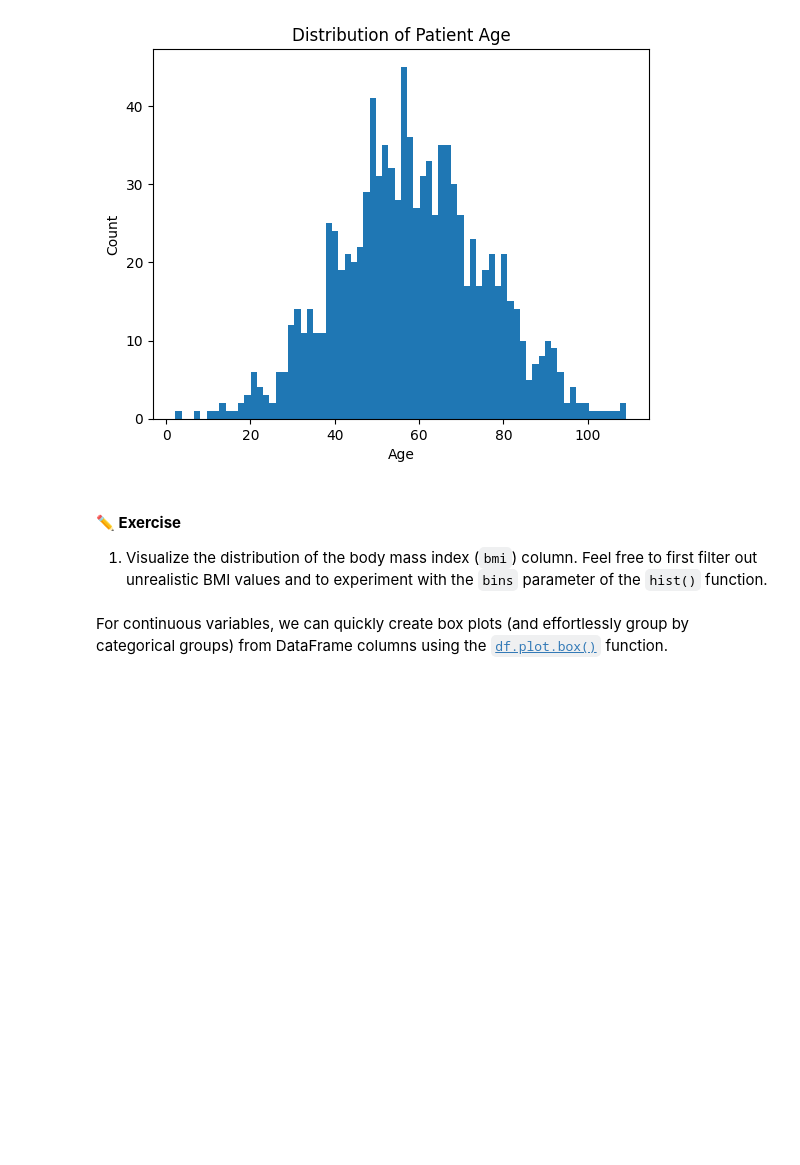
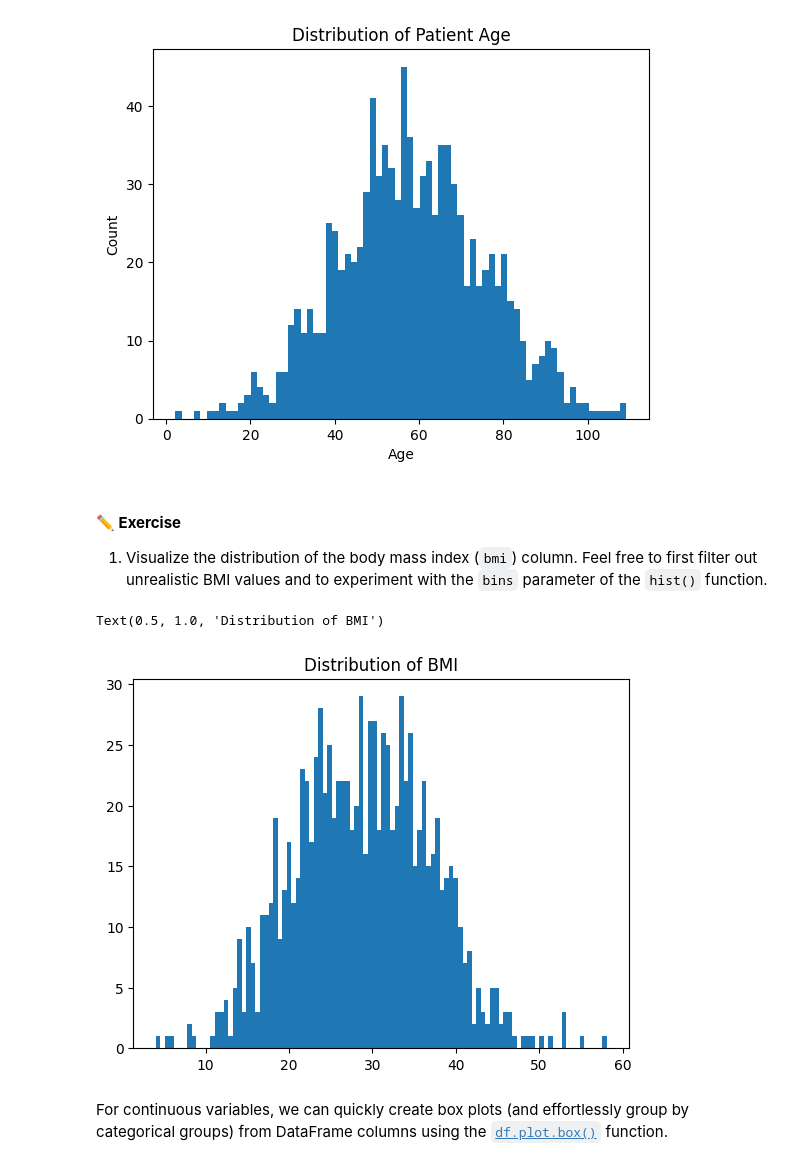
Before and after one commit to alexpatangan/BME3053C-Fall-2025, a Jupyter notebook: lessons-solved/04_Pandas.ipynb, the cells around one changed output. Drawn from its saved outputs; the diff is of its cells as text; code cells hidden in the pictures; blank space fills up the shorter version.

```diff
--- a/lessons-solved/04_Pandas.ipynb
+++ b/lessons-solved/04_Pandas.ipynb
@@ -521,6 +576,12 @@ display(hist)
 #### **✏️ Exercise**
 
 1. Visualize the distribution of the body mass index (`bmi`) column. Feel free to first filter out unrealistic BMI values and to experiment with the `bins` parameter of the `hist()` function.
+# %%
+bmi_hist = patient_df['bmi'].hist(bins=100, grid=False)
+bmi_hist.set_title('Distribution of BMI')
+# %% [output]
+Text(0.5, 1.0, 'Distribution of BMI')
+[figure, added]
 # %% [markdown]
 For continuous variables, we can quickly create box plots (and effortlessly group by categorical groups) from DataFrame columns using the [`df.plot.box()`](https://pandas.pydata.org/docs/reference/api/pandas.DataFrame.plot.box.html#pandas.DataFrame.plot.box) function.
 # %%
```
Also changed, not shown: parts of 18 cells of this notebook.
